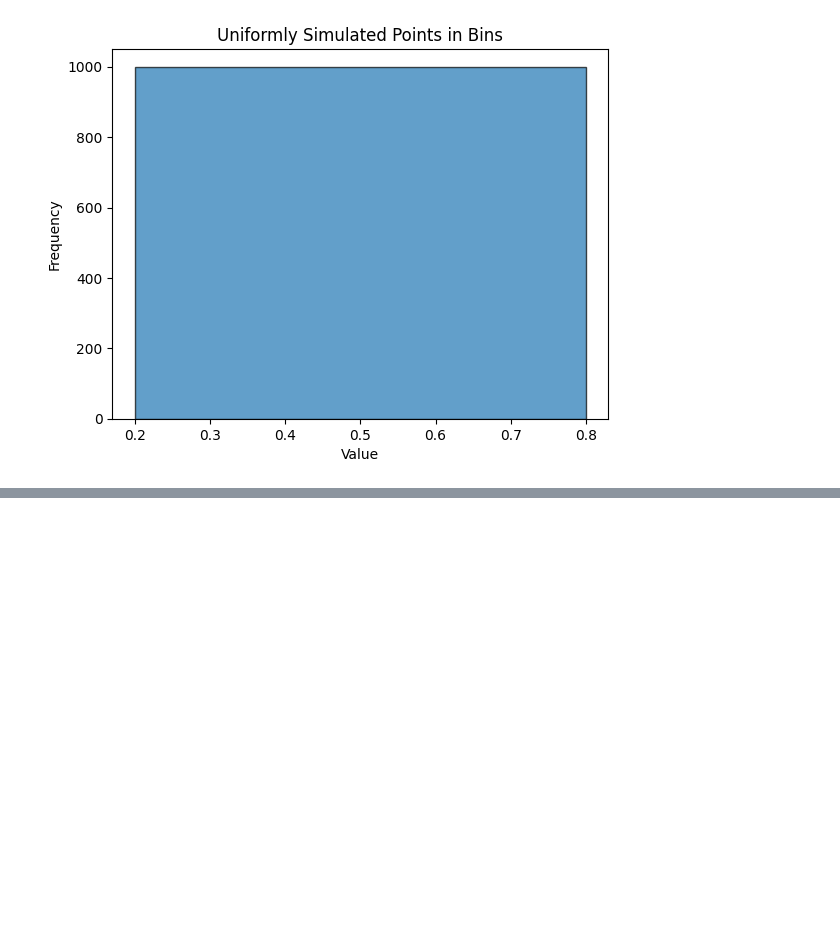
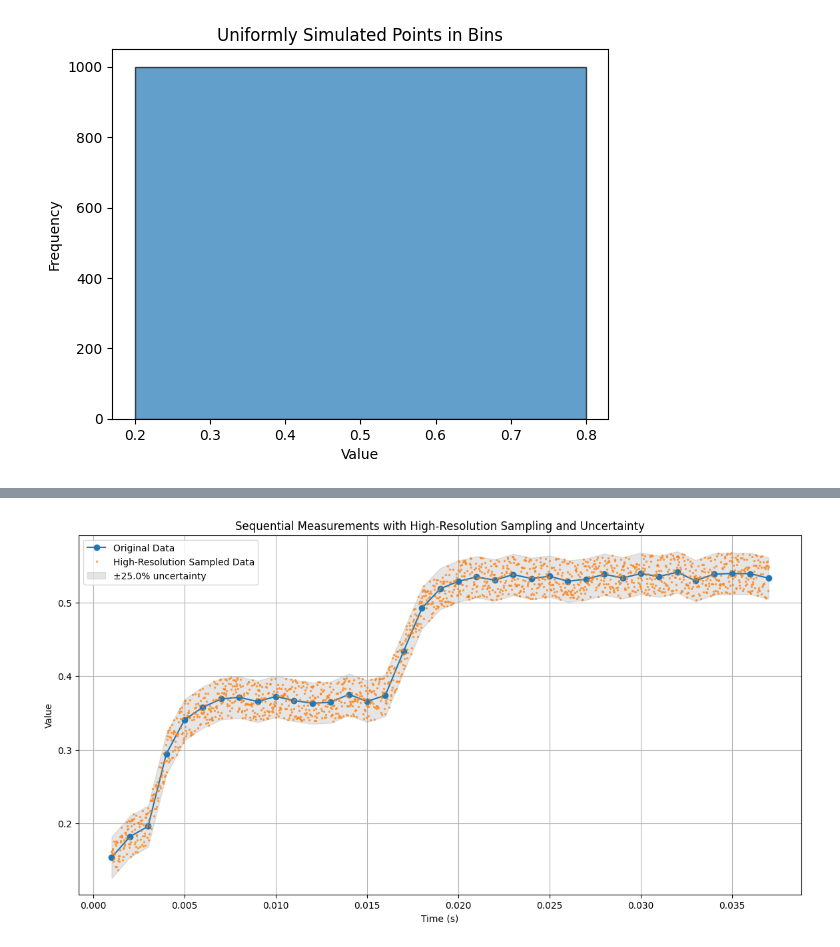
Before and after one commit to schererant/uq-qnn, a Jupyter notebook: notebooks/07_bins.ipynb, the cells around one changed output, grey strips where cells are left out. Saved outputs shown, nothing was run; the diff lists cells and outputs as text; code cells hidden in the pictures; blank space fills up the shorter version.

```diff
--- a/notebooks/07_bins.ipynb
+++ b/notebooks/07_bins.ipynb
@@ -202,0 +183,74 @@ data_time_bins
+# %%
+import numpy as np
+import matplotlib.pyplot as plt
+
+# Original sequential data (time bins with measurements)
+original_data = [
+    [],
+    [0.1537370699326419, 0.18195371571342744, 0.19598937945493053],
+    [0.2945663738061746, 0.340581859762385, 0.3575691446022727, 0.3689397523922608, 0.37113518976366594,
+     0.3653483006530633, 0.3723058517364352, 0.3666609795778006, 0.36313537036333443, 0.3643310347479643,
+     0.37505631183647375],
+    [0.3656066683896907, 0.3738231681753193, 0.4338292055259005, 0.4919843308578651, 0.5184081227898462,
+     0.528643223810684, 0.5345243114460032, 0.5302181626357518, 0.5377112042246598, 0.5324032428838747,
+     0.5354311321799682, 0.528719202316874, 0.5314258308039727, 0.5380741145834089, 0.533133572325086,
+     0.5391039082293341, 0.5351925312500827, 0.5409808788624445, 0.5292874618050807, 0.5384142861904718,
+     0.5390992499967235, 0.5389157770495606, 0.532834014796919],
+    # ... (other bins omitted here for brevity, use complete data in actual execution)
+]
+
+# Parameters for sampling
+uncertainty_fraction = 0.25
+high_res_per_point = 50  # number of high-res points per original data point
+
+def plot_sequential_data(data_bins, uncertainty_fraction=0.25, high_res_per_point=50):
+    plt.figure(figsize=(14, 7))
+
+    cumulative_time = 0  # start at t=0
+    time_original, data_original = [], []
+
+    # Loop over each bin
+    for bin_data in data_bins:
+        if not bin_data:
+            cumulative_time += 0.001  # minimal increment for empty bins
+            continue
+
+        num_points = len(bin_data)
+        time_bin = cumulative_time + np.arange(num_points) * 0.001
+        cumulative_time = time_bin[-1] + 0.001  # update cumulative time
+
+        # Store original data and time
+        time_original.extend(time_bin)
+        data_original.extend(bin_data)
+
+    time_original = np.array(time_original)
+    data_original = np.array(data_original)
+
+    # Calculate uncertainty from original data
+    uncertainty = np.std(data_original) * uncertainty_fraction
+
+    # High-resolution time and interpolation
+    high_res_time = np.linspace(time_original[0], time_original[-1], len(time_original) * high_res_per_point)
+    interpolated_data = np.interp(high_res_time, time_original, data_original)
+
+    # Sampling around interpolated data
+    sampled_data = np.random.uniform(interpolated_data - uncertainty, interpolated_data + uncertainty)
+
+    # Plot original and sampled data
+    plt.plot(time_original, data_original, 'o-', label='Original Data')
+    plt.plot(high_res_time, sampled_data, '.', alpha=0.6, markersize=3, label='High-Resolution Sampled Data')
+
+    plt.fill_between(time_original, data_original - uncertainty, data_original + uncertainty, color='gray', alpha=0.2,
+                     label=f'±{uncertainty_fraction*100}% uncertainty')
+
+    plt.xlabel('Time (s)')
+    plt.ylabel('Value')
+    plt.title('Sequential Measurements with High-Resolution Sampling and Uncertainty')
+    plt.legend()
+    plt.grid(True)
+    plt.show()
+
+# Example usage with the provided original data
+plot_sequential_data(original_data, uncertainty_fraction=0.25, high_res_per_point=50)
+# %% [output]
+[figure, added]
```
Also changed, not shown: parts of 2 cells of this notebook.
